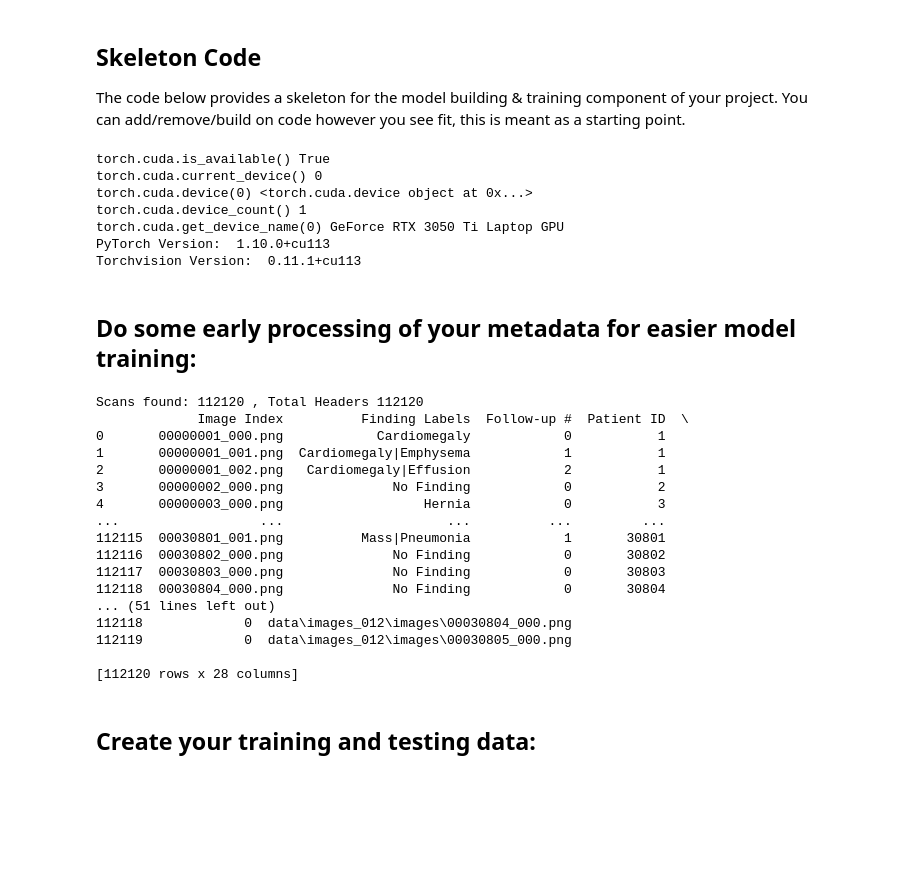
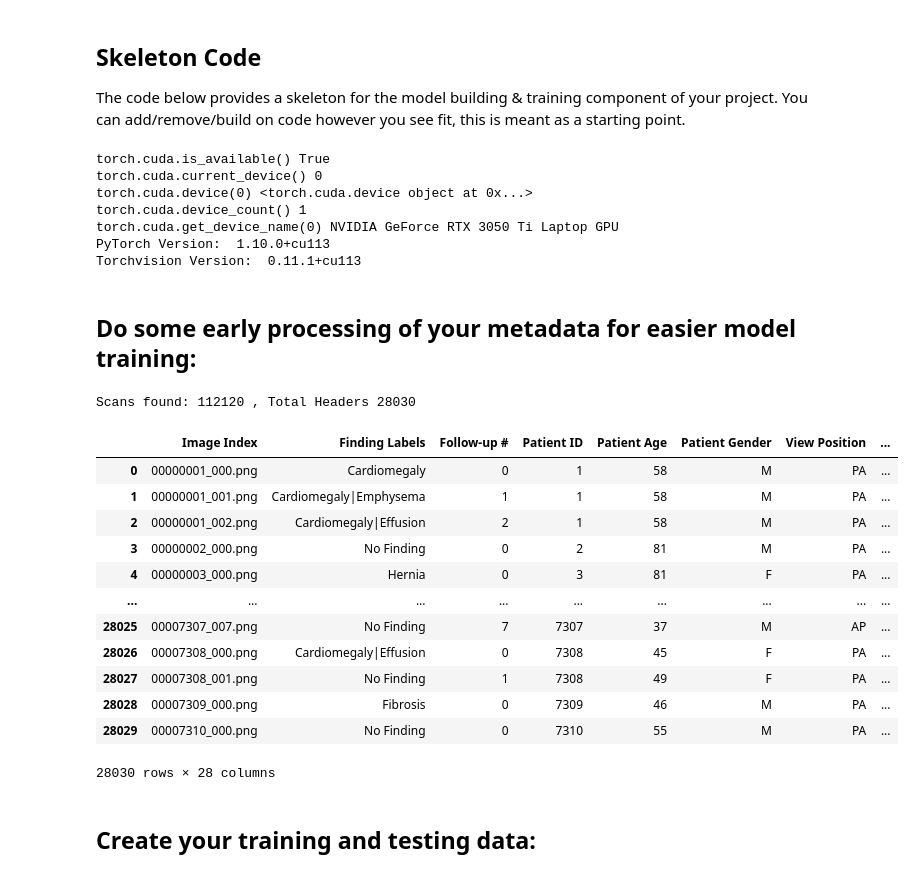
Before and after one commit to maurodsantos/AIHCND_C2_Starter, a Jupyter notebook: Build and train model.ipynb, the cells around one changed output. Saved outputs shown, nothing was run; the diff lists cells and outputs as text; code cells hidden in the pictures; blank space fills up the shorter version.

```diff
--- a/Build and train model.ipynb
+++ b/Build and train model.ipynb
@@ -35,21 +32,24 @@ from ignite.handlers import EarlyStopping, ModelCheckpoint, LRScheduler
 # %%
-print("torch.cuda.is_available()",torch.cuda.is_available())
-print("torch.cuda.current_device()",torch.cuda.current_device())
-print("torch.cuda.device(0)",torch.cuda.device(0))
-print("torch.cuda.device_count()",torch.cuda.device_count())
-print("torch.cuda.get_device_name(0)",torch.cuda.get_device_name(0))
-print("PyTorch Version: ",torch.__version__)
-print("Torchvision Version: ",torchvision.__version__)
+print("torch.cuda.is_available()", torch.cuda.is_available())
+print("torch.cuda.current_device()", torch.cuda.current_device())
+print("torch.cuda.device(0)", torch.cuda.device(0))
+print("torch.cuda.device_count()", torch.cuda.device_count())
+print("torch.cuda.get_device_name(0)", torch.cuda.get_device_name(0))
+print("PyTorch Version: ", torch.__version__)
+print("Torchvision Version: ", torchvision.__version__)
+
 if True and torch.cuda.is_available():
     device = torch.device('cuda')
+    use_gpu = True
 else:
     device = torch.device('cpu')
+    use_gpu = False
 # %% [output]
 torch.cuda.is_available() True
 torch.cuda.current_device() 0
 torch.cuda.device(0) <torch.cuda.device object at 0x...>
 torch.cuda.device_count() 1
-torch.cuda.get_device_name(0) GeForce RTX 3050 Ti Laptop GPU
+torch.cuda.get_device_name(0) NVIDIA GeForce RTX 3050 Ti Laptop GPU
 PyTorch Version:  1.10.0+cu113
 Torchvision Version:  0.11.1+cu113
 # %% [markdown]
@@ -57,51 +57,49 @@ Torchvision Version:  0.11.1+cu113
 # %%
 ## Below is some helper code to read all of your full image filepaths into a dataframe for easier manipulation
 
 def load_xray_data():
     """ load data and preprocess required fields"""
     df = pd.read_csv('data/Data_Entry_2017.csv')
-
+    df = df.iloc[0:math.floor(len(df)/4), :]
     def convert(x):
         """assume that the first number is incorrect for ages above 110"""
         if x > 110:
             x = int(str(x)[1:-1])
         return x
 
     # convert ages above 110 to lower ages by assuming and non-random consisting error in the data-collection process.
     df['Patient Age'] = df['Patient Age'].apply(lambda x: convert(x))
 
-    disease_labels = np.unique(list(chain(*df['Finding Labels'].map(lambda x: x.split('|')).tolist())))
+    disease_labels_aux = np.unique(list(chain(*df['Finding Labels'].map(lambda x: x.split('|')).tolist())))
 
-    for label in disease_labels:
+    for label in disease_labels_aux:
         df[label] = df['Finding Labels'].map(lambda x: 1 if label in x else 0)
 
     all_image_paths = {os.path.basename(x): x for x in
                        glob(os.path.join('data', 'images*', '*', '*.png'))}
     print('Scans found:', len(all_image_paths), ', Total Headers', df.shape[0])
     df['path'] = df['Image Index'].map(all_image_paths.get)
 
-    print(df)
-    return df, disease_labels
+    display(df)
+    return df, disease_labels_aux
+
 
 xray_df, disease_labels = load_xray_data()
 # %% [output]
-Scans found: 112120 , Total Headers 112120
-             Image Index          Finding Labels  Follow-up #  Patient ID  \
-0       00000001_000.png            Cardiomegaly            0           1
-1       00000001_001.png  Cardiomegaly|Emphysema            1           1
-2       00000001_002.png   Cardiomegaly|Effusion            2           1
-3       00000002_000.png              No Finding            0           2
-4       00000003_000.png                  Hernia            0           3
-...                  ...                     ...          ...         ...
-112115  00030801_001.png          Mass|Pneumonia            1       30801
-112116  00030802_000.png              No Finding            0       30802
-112117  00030803_000.png              No Finding            0       30803
-112118  00030804_000.png              No Finding            0       30804
-... (51 lines left out)
-112118             0  data\images_012\images\00030804_000.png
-112119             0  data\images_012\images\00030805_000.png
-
-[112120 rows x 28 columns]
+Scans found: 112120 , Total Headers 28030
+|  | Image Index | Finding Labels | Follow-up # | Patient ID | Patient Age | Patient Gender | View Position | ... |
+| 0 | 00000001_000.png | Cardiomegaly | 0 | 1 | 58 | M | PA | ... |
+| 1 | 00000001_001.png | Cardiomegaly|Emphysema | 1 | 1 | 58 | M | PA | ... |
+| 2 | 00000001_002.png | Cardiomegaly|Effusion | 2 | 1 | 58 | M | PA | ... |
+| 3 | 00000002_000.png | No Finding | 0 | 2 | 81 | M | PA | ... |
+| 4 | 00000003_000.png | Hernia | 0 | 3 | 81 | F | PA | ... |
+| ... | ... | ... | ... | ... | ... | ... | ... | ... |
+| 28025 | 00007307_007.png | No Finding | 7 | 7307 | 37 | M | AP | ... |
+| 28026 | 00007308_000.png | Cardiomegaly|Effusion | 0 | 7308 | 45 | F | PA | ... |
+| 28027 | 00007308_001.png | No Finding | 1 | 7308 | 49 | F | PA | ... |
+| 28028 | 00007309_000.png | Fibrosis | 0 | 7309 | 46 | M | PA | ... |
+| 28029 | 00007310_000.png | No Finding | 0 | 7310 | 55 | M | PA | ... |
+28030 rows × 28 columns
 # %%
 ## Here you may want to create some extra columns in your table with binary indicators of certain diseases
 ## rather than working directly with the 'Finding Labels' column
```
Also changed, not shown: parts of 23 cells of this notebook, 3 other files.
